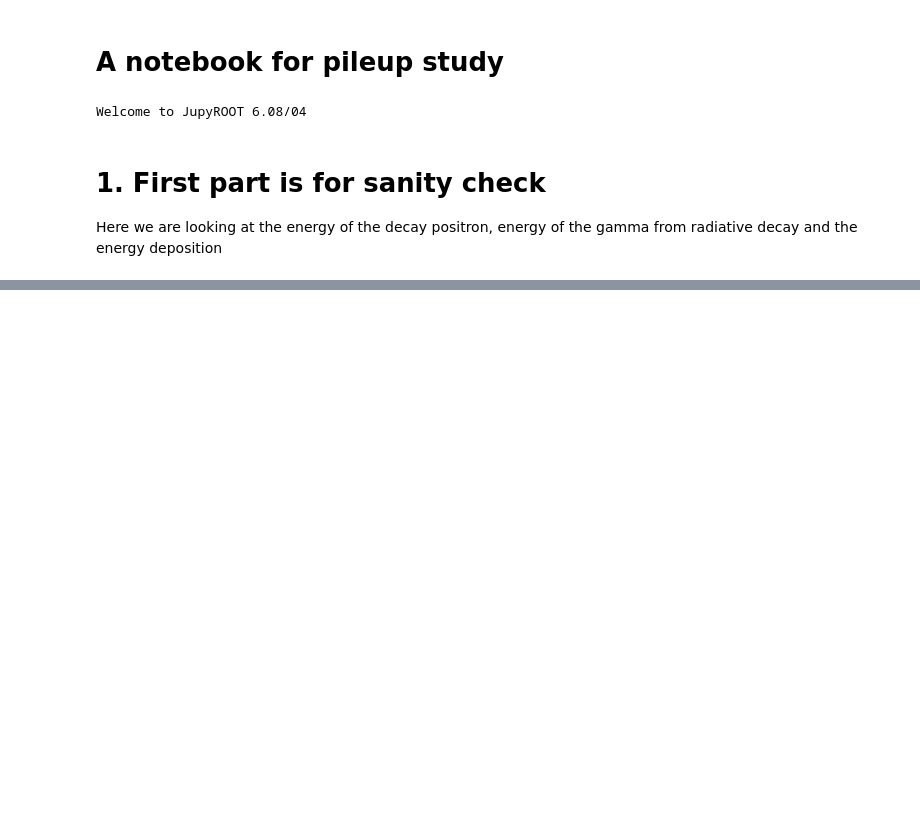
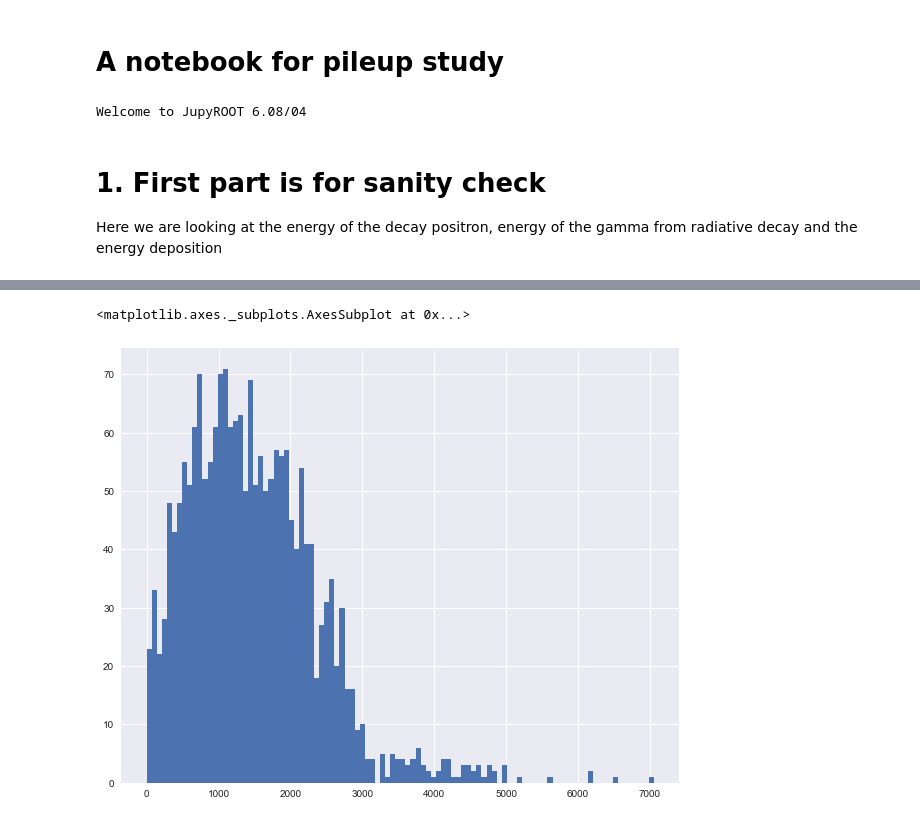
Before and after one commit to kimsiang/MuonG2, a Jupyter notebook: pileup/PileupStudy.ipynb, the cells around one changed output, grey strips where cells are left out. Drawn from its saved outputs; the diff is of its cells as text; code cells hidden in the pictures; blank space fills up the shorter version.

```diff
--- a/pileup/PileupStudy.ipynb
+++ b/pileup/PileupStudy.ipynb
@@ -185,0 +221,3 @@ plt.show()
+# %%
+calo00['pulse_index'] = calo00.apply(assign_pulse_index, axis =1)
+calo00.head(10)
@@ -185,0 +239,3 @@ plt.show()
+# %%
+calo00 = calo00.drop(['index','index_previous'],1)
+calo00.head(10)
@@ -185,0 +258,2 @@ plt.show()
+# %%
+calo00_bypulse = calo00.groupby('pulse_index')
@@ -185,0 +262,3 @@ plt.show()
+# %%
+cluster_energy_pileup = calo00_bypulse['e_truth'].aggregate(np.sum)
+cluster_energy_pileup.head()
@@ -185,0 +273,5 @@ plt.show()
+# %%
+cluster_energy_pileup.hist(bins=100)
+# %% [output]
+<matplotlib.axes._subplots.AxesSubplot at 0x...>
+[figure, added]
```
Also changed, not shown: parts of 46 cells of this notebook.
